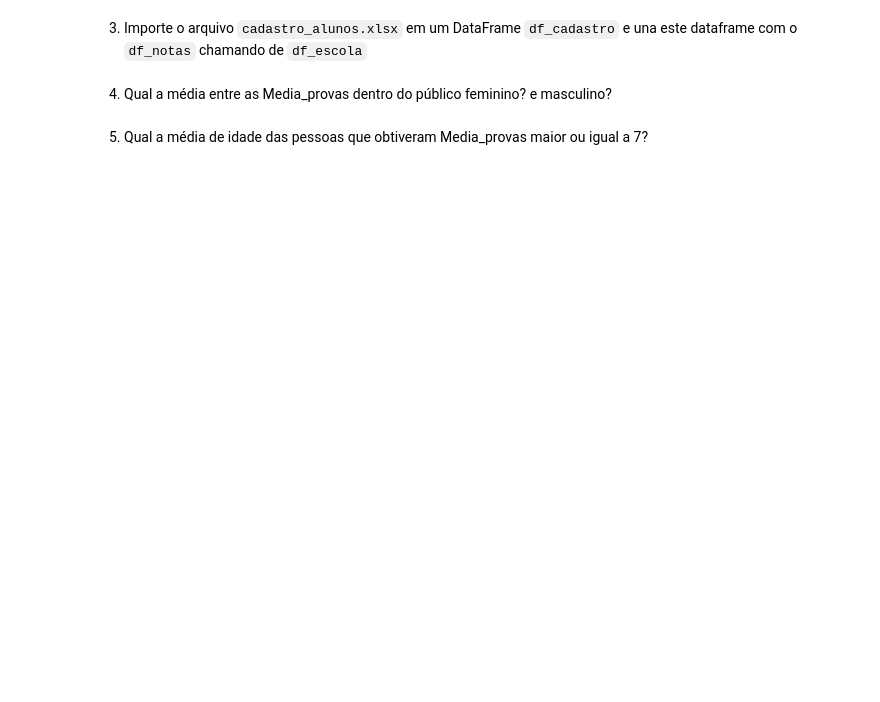
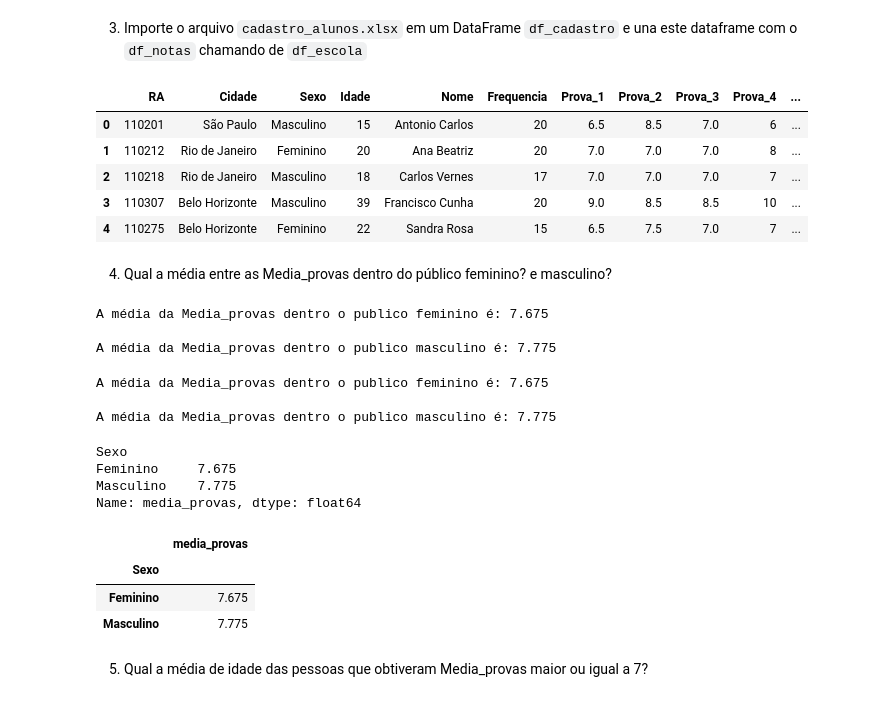
Before and after one commit to caiomiazzi/Ada-iFood_Tecnicas_de_Programacao_I, a Jupyter notebook: Aula 5 - Pandas (EDA).ipynb, the cells around one changed output. Cells and saved outputs as stored; diff of their text form; code cells hidden in the pictures; blank space fills up the shorter version.

````diff
--- a/Aula 5 - Pandas (EDA).ipynb
+++ b/Aula 5 - Pandas (EDA).ipynb
@@ -627,2 +378,29 @@ Aluno com a menor nota: Joao Galo
+# %%
+# Outro jeito (percorrendo)
+for i in df_notas.index:
+  if df_notas.loc[i, 'media_provas'] > 7:
+    df_notas.loc[i, 'status'] = 'Aprovado'
+  elif 5 < df_notas.loc[i, 'media_provas'] <= 7:
+    df_notas.loc[i, 'status'] = 'Recuperação'
+  else:
+    df_notas.loc[i, 'status'] = 'Reprovado'
+
+df_notas
+# %%
+# Outra forma ( por apply + por função)
+
+def definir_status(media):
+    if media <= 5:
+        return 'Reprovado'
+    elif 5 < media <= 7:
+        return 'Recuperação'
+    else:
+        return 'Aprovado'
+
+df_notas['status'] = df_notas['media_provas'].apply(definir_status)
+
+df_notas.head()
 # %% [markdown]
 3) Importe o arquivo ```cadastro_alunos.xlsx``` em um DataFrame ```df_cadastro``` e una este dataframe com o ```df_notas``` chamando de ```df_escola```
+# %%
+df_cadastro = pd.read_excel('./dados/cadastro_alunos.xlsx')
@@ -629,4 +422,57 @@ Aluno com a menor nota: Joao Galo
+# %%
+# Com o on
+
+df_escola = df_cadastro.merge(df_notas, how ='outer', on = ['RA'])
+# %%
+df_escola.head()
+# %% [output]
+|  | RA | Cidade | Sexo | Idade | Nome | Frequencia | Prova_1 | Prova_2 | Prova_3 | Prova_4 | ... |
+| 0 | 110201 | São Paulo | Masculino | 15 | Antonio Carlos | 20 | 6.5 | 8.5 | 7.0 | 6 | ... |
+| 1 | 110212 | Rio de Janeiro | Feminino | 20 | Ana Beatriz | 20 | 7.0 | 7.0 | 7.0 | 8 | ... |
+| 2 | 110218 | Rio de Janeiro | Masculino | 18 | Carlos Vernes | 17 | 7.0 | 7.0 | 7.0 | 7 | ... |
+| 3 | 110307 | Belo Horizonte | Masculino | 39 | Francisco Cunha | 20 | 9.0 | 8.5 | 8.5 | 10 | ... |
+| 4 | 110275 | Belo Horizonte | Feminino | 22 | Sandra Rosa | 15 | 6.5 | 7.5 | 7.0 | 7 | ... |
 # %% [markdown]
 4) Qual a média entre as Media_provas dentro do público feminino? e masculino?
+# %%
+# Usando loc.
+media_feminino = df_escola.loc[df_escola['Sexo'] == 'Feminino', 'media_provas'].mean()
+
+
+media_masculino = df_escola.loc[df_escola['Sexo'] == 'Masculino', 'media_provas'].mean()
+print(f'A média da Media_provas dentro o publico feminino é: {media_feminino}\n\nA média da Media_provas dentro o publico masculino é: {media_masculino}')
+# %% [output]
+A média da Media_provas dentro o publico feminino é: 7.675
+
+A média da Media_provas dentro o publico masculino é: 7.775
+# %%
+# Usando Query
+
+media_feminino = df_escola.query('Sexo == "Feminino"')['media_provas'].mean()
+
+media_masculino = df_escola.query('Sexo == "Masculino"')['media_provas'].mean()
+
+
+print(f'A média da Media_provas dentro o publico feminino é: {media_feminino}\n\nA média da Media_provas dentro o publico masculino é: {media_masculino}')
+# %% [output]
+A média da Media_provas dentro o publico feminino é: 7.675
+
+A média da Media_provas dentro o publico masculino é: 7.775
+# %%
+# Outra maneira com o groupby. PS Achei bem mais facil.
+
+df_escola.groupby('Sexo')['media_provas'].mean()
+# %% [output]
+Sexo
+Feminino     7.675
+Masculino    7.775
+Name: media_provas, dtype: float64
+# %%
+df_escola.pivot_table(index='Sexo', values = 'media_provas', aggfunc = 'mean')
+# %% [output]
+|  | media_provas |
+| Sexo |  |
+| Feminino | 7.675 |
+| Masculino | 7.775 |
 # %% [markdown]
 5) Qual a média de idade das pessoas que obtiveram Media_provas maior ou igual a 7?
````
Also changed, not shown: parts of 52 cells of this notebook, 1 other file.
